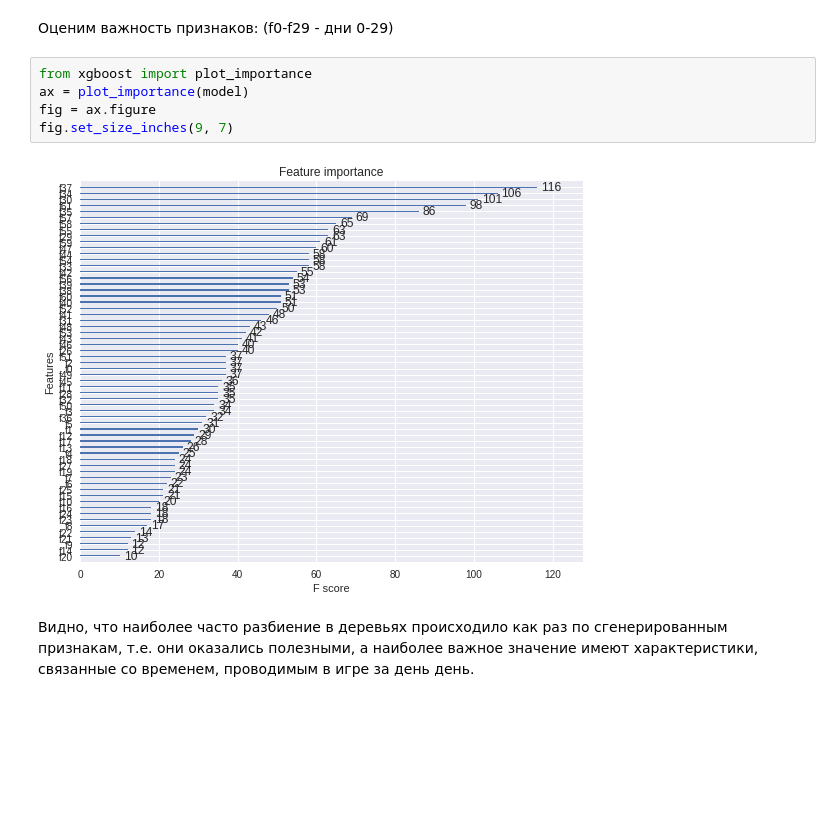
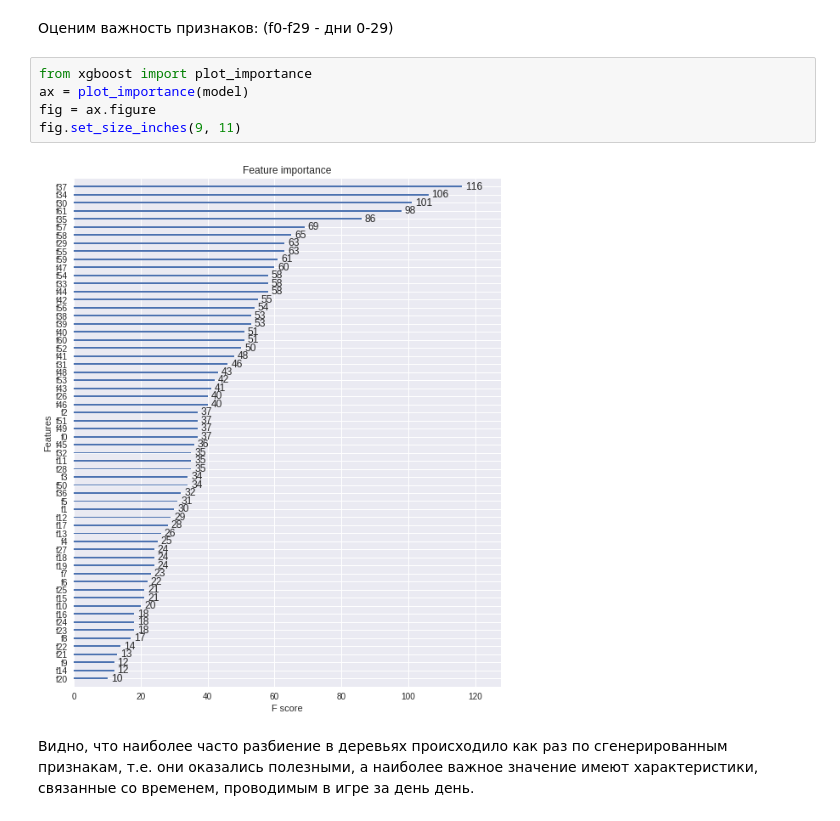
Before and after one commit to iagorshkov/Data_analysis_projects, a Jupyter notebook: Webgames.ipynb, the cells around one changed output. Saved outputs shown, nothing was run; the diff lists cells and outputs as text; blank space fills up the shorter version.

```diff
--- a/Webgames.ipynb
+++ b/Webgames.ipynb
@@ -640,10 +640,10 @@ plt.xlabel('MAE value')
 # %%
 from xgboost import plot_importance
 ax = plot_importance(model)
 fig = ax.figure
-fig.set_size_inches(9, 7)
+fig.set_size_inches(9, 11)
 # %% [output]
-[figure, old version]
+[figure, new version]
 # %% [markdown]
 Видно, что наиболее часто разбиение в деревьях происходило как раз по сгенерированным признакам, т.е. они оказались полезными, а наиболее важное значение имеют характеристики, связанные со временем, проводимым в игре за день день.
 # %%
```
Also changed, not shown: parts of 3 cells of this notebook.
